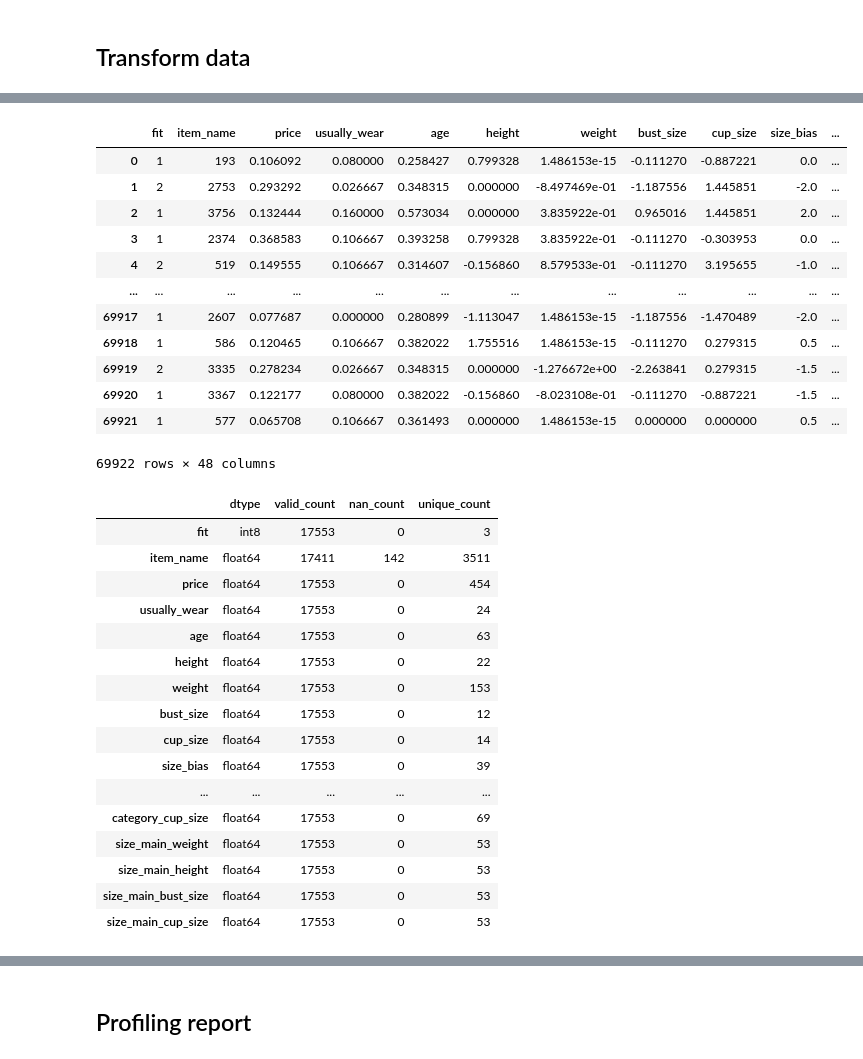
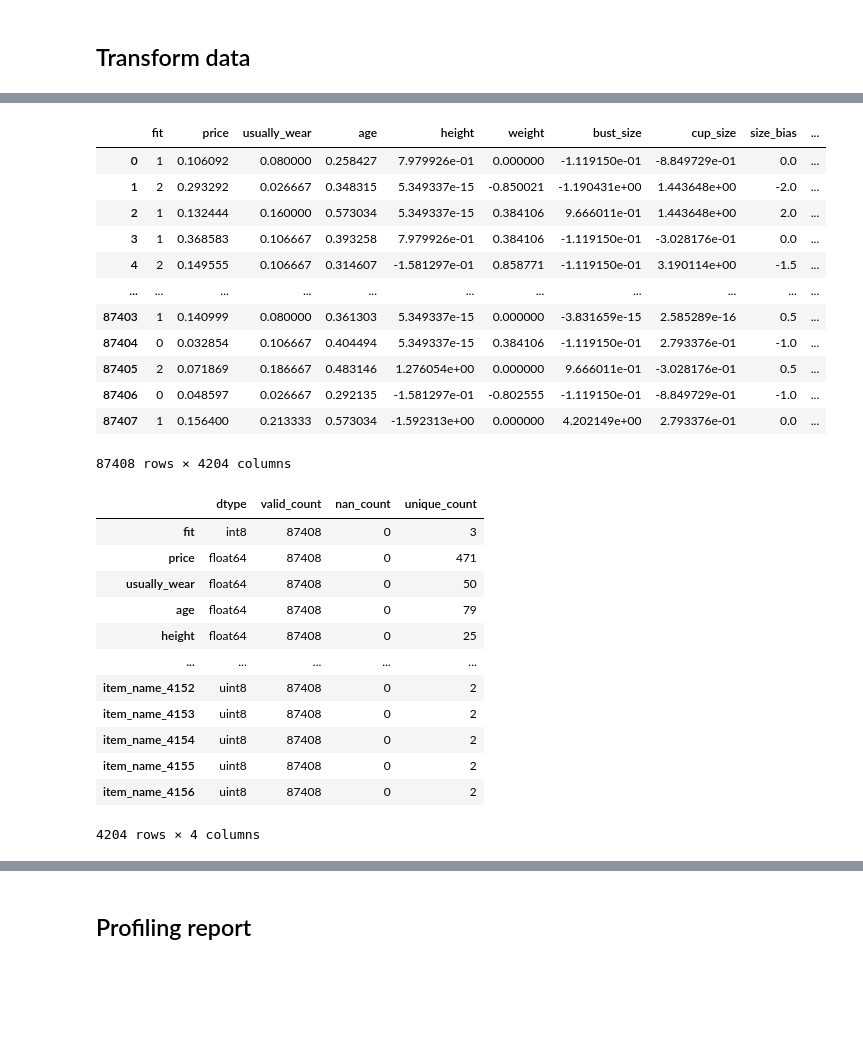
Before and after one commit to Dune-Z/Machine-Learning-Project, a Jupyter notebook: src/main.ipynb, the cells around one changed output, grey strips where cells are left out. Drawn from its saved outputs; the diff is of its cells as text; code cells hidden in the pictures; blank space fills up the shorter version.

```diff
--- a/src/main.ipynb
+++ b/src/main.ipynb
@@ -30,13 +30,13 @@ from preprocess import *
 df = fetch_train_data(path='../data/train_data_all_filled.json')
 # df = fetch_train_data()
 
-train_df, test_df = train_test_split(df, test_size=0.2)
+train_df, test_df = train_test_split(df, test_size=0)
 
 prep = Preprocessor()
 train_df = prep.cleanse(train_df, is_train=True)
-test_df = prep.cleanse(test_df)
+# test_df = prep.cleanse(test_df)
 
 train_df.dropna(subset=['fit'], inplace=True)
-test_df.dropna(subset=['fit'], inplace=True)
+# test_df.dropna(subset=['fit'], inplace=True)
 
-describe_data(test_df)
+# describe_data(test_df)
@@ -87,13 +68,15 @@ prep.pipeline = [
     ),  # append the output of 'target_encoder' to the input of the next transformer
     MeanImputer(cols=['age', 'weight', 'height', 'bust_size', 'cup_size']),
     MedianImputer(cols=['price', 'usually_wear']),
-    # OneHotEncoder(cols=['item_name']),
+    OneHotEncoder(cols=['item_name']),
+    AugmentData
 ]
 
-train_df_prep, test_df_prep = train_df.copy(), test_df.copy()
+train_df_prep = train_df.copy()
+test_df_prep = test_df.copy()
 
 train_df_prep = prep.fit_transform(train_df_prep)
-test_df_prep = prep.transform(test_df_prep)
+# test_df_prep = prep.transform(test_df_prep)
 
 # train_df_prep = prep.compute_item_vectors(train_df_prep, is_train=True)
 # test_df_prep = prep.compute_item_vectors(test_df_prep)
@@ -122,33 +105,29 @@ Iteration 0: loss = 3.9704017639160156
-|  | fit | item_name | price | usually_wear | age | height | weight | bust_size | cup_size | size_bias | ... |
-| 0 | 1 | 193 | 0.106092 | 0.080000 | 0.258427 | 0.799328 | 1.486153e-15 | -0.111270 | -0.887221 | 0.0 | ... |
-| 1 | 2 | 2753 | 0.293292 | 0.026667 | 0.348315 | 0.000000 | -8.497469e-01 | -1.187556 | 1.445851 | -2.0 | ... |
-| 2 | 1 | 3756 | 0.132444 | 0.160000 | 0.573034 | 0.000000 | 3.835922e-01 | 0.965016 | 1.445851 | 2.0 | ... |
-| 3 | 1 | 2374 | 0.368583 | 0.106667 | 0.393258 | 0.799328 | 3.835922e-01 | -0.111270 | -0.303953 | 0.0 | ... |
-| 4 | 2 | 519 | 0.149555 | 0.106667 | 0.314607 | -0.156860 | 8.579533e-01 | -0.111270 | 3.195655 | -1.0 | ... |
-| ... | ... | ... | ... | ... | ... | ... | ... | ... | ... | ... | ... |
-| 69917 | 1 | 2607 | 0.077687 | 0.000000 | 0.280899 | -1.113047 | 1.486153e-15 | -1.187556 | -1.470489 | -2.0 | ... |
-| 69918 | 1 | 586 | 0.120465 | 0.106667 | 0.382022 | 1.755516 | 1.486153e-15 | -0.111270 | 0.279315 | 0.5 | ... |
-| 69919 | 2 | 3335 | 0.278234 | 0.026667 | 0.348315 | 0.000000 | -1.276672e+00 | -2.263841 | 0.279315 | -1.5 | ... |
-| 69920 | 1 | 3367 | 0.122177 | 0.080000 | 0.382022 | -0.156860 | -8.023108e-01 | -0.111270 | -0.887221 | -1.5 | ... |
-| 69921 | 1 | 577 | 0.065708 | 0.106667 | 0.361493 | 0.000000 | 1.486153e-15 | 0.000000 | 0.000000 | 0.5 | ... |
+|  | fit | price | usually_wear | age | height | weight | bust_size | cup_size | size_bias | ... |
+| 0 | 1 | 0.106092 | 0.080000 | 0.258427 | 7.979926e-01 | 0.000000 | -1.119150e-01 | -8.849729e-01 | 0.0 | ... |
+| 1 | 2 | 0.293292 | 0.026667 | 0.348315 | 5.349337e-15 | -0.850021 | -1.190431e+00 | 1.443648e+00 | -2.0 | ... |
+| 2 | 1 | 0.132444 | 0.160000 | 0.573034 | 5.349337e-15 | 0.384106 | 9.666011e-01 | 1.443648e+00 | 2.0 | ... |
+| 3 | 1 | 0.368583 | 0.106667 | 0.393258 | 7.979926e-01 | 0.384106 | -1.119150e-01 | -3.028176e-01 | 0.0 | ... |
+| 4 | 2 | 0.149555 | 0.106667 | 0.314607 | -1.581297e-01 | 0.858771 | -1.119150e-01 | 3.190114e+00 | -1.5 | ... |
+| ... | ... | ... | ... | ... | ... | ... | ... | ... | ... | ... |
+| 87403 | 1 | 0.140999 | 0.080000 | 0.361303 | 5.349337e-15 | 0.000000 | -3.831659e-15 | 2.585289e-16 | 0.5 | ... |
+| 87404 | 0 | 0.032854 | 0.106667 | 0.404494 | 5.349337e-15 | 0.384106 | -1.119150e-01 | 2.793376e-01 | -1.0 | ... |
+| 87405 | 2 | 0.071869 | 0.186667 | 0.483146 | 1.276054e+00 | 0.000000 | 9.666011e-01 | -3.028176e-01 | 0.5 | ... |
+| 87406 | 0 | 0.048597 | 0.026667 | 0.292135 | -1.581297e-01 | -0.802555 | -1.119150e-01 | -8.849729e-01 | -1.0 | ... |
+| 87407 | 1 | 0.156400 | 0.213333 | 0.573034 | -1.592313e+00 | 0.000000 | 4.202149e+00 | 2.793376e-01 | 0.0 | ... |
-69922 rows × 48 columns
+87408 rows × 4204 columns
 # %%
-describe_data(test_df_prep)
+describe_data(train_df_prep)
 # %% [output]
 |  | dtype | valid_count | nan_count | unique_count |
-| fit | int8 | 17553 | 0 | 3 |
-| item_name | float64 | 17411 | 142 | 3511 |
-| price | float64 | 17553 | 0 | 454 |
-| usually_wear | float64 | 17553 | 0 | 24 |
-| age | float64 | 17553 | 0 | 63 |
-| height | float64 | 17553 | 0 | 22 |
-| weight | float64 | 17553 | 0 | 153 |
-| bust_size | float64 | 17553 | 0 | 12 |
-| cup_size | float64 | 17553 | 0 | 14 |
-| size_bias | float64 | 17553 | 0 | 39 |
+| fit | int8 | 87408 | 0 | 3 |
+| price | float64 | 87408 | 0 | 471 |
+| usually_wear | float64 | 87408 | 0 | 50 |
+| age | float64 | 87408 | 0 | 79 |
+| height | float64 | 87408 | 0 | 25 |
 | ... | ... | ... | ... | ... |
-| category_cup_size | float64 | 17553 | 0 | 69 |
-| size_main_weight | float64 | 17553 | 0 | 53 |
-| size_main_height | float64 | 17553 | 0 | 53 |
-| size_main_bust_size | float64 | 17553 | 0 | 53 |
-| size_main_cup_size | float64 | 17553 | 0 | 53 |
+| item_name_4152 | uint8 | 87408 | 0 | 2 |
+| item_name_4153 | uint8 | 87408 | 0 | 2 |
+| item_name_4154 | uint8 | 87408 | 0 | 2 |
+| item_name_4155 | uint8 | 87408 | 0 | 2 |
+| item_name_4156 | uint8 | 87408 | 0 | 2 |
+4204 rows × 4 columns
```
Also changed, not shown: parts of 12 cells of this notebook, 6 other files.
